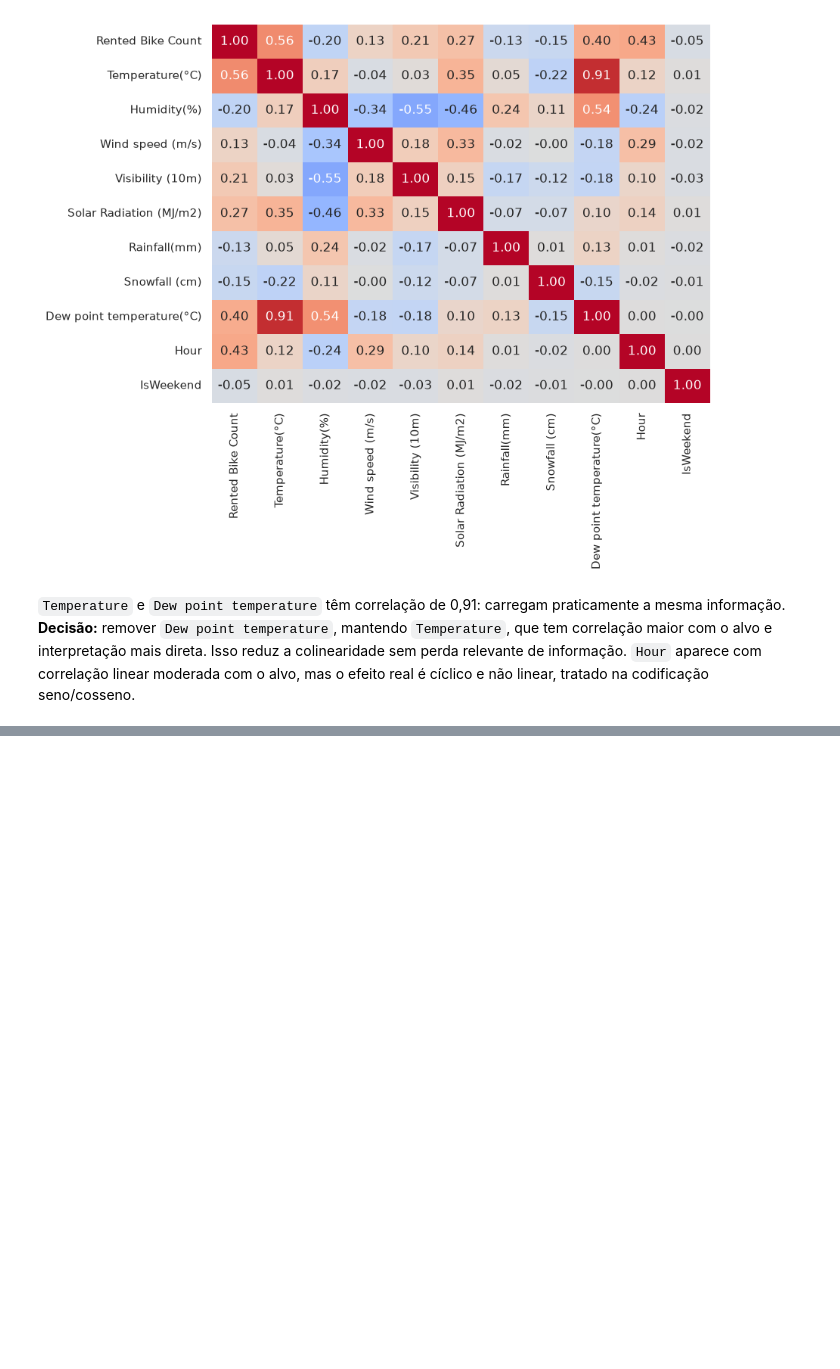
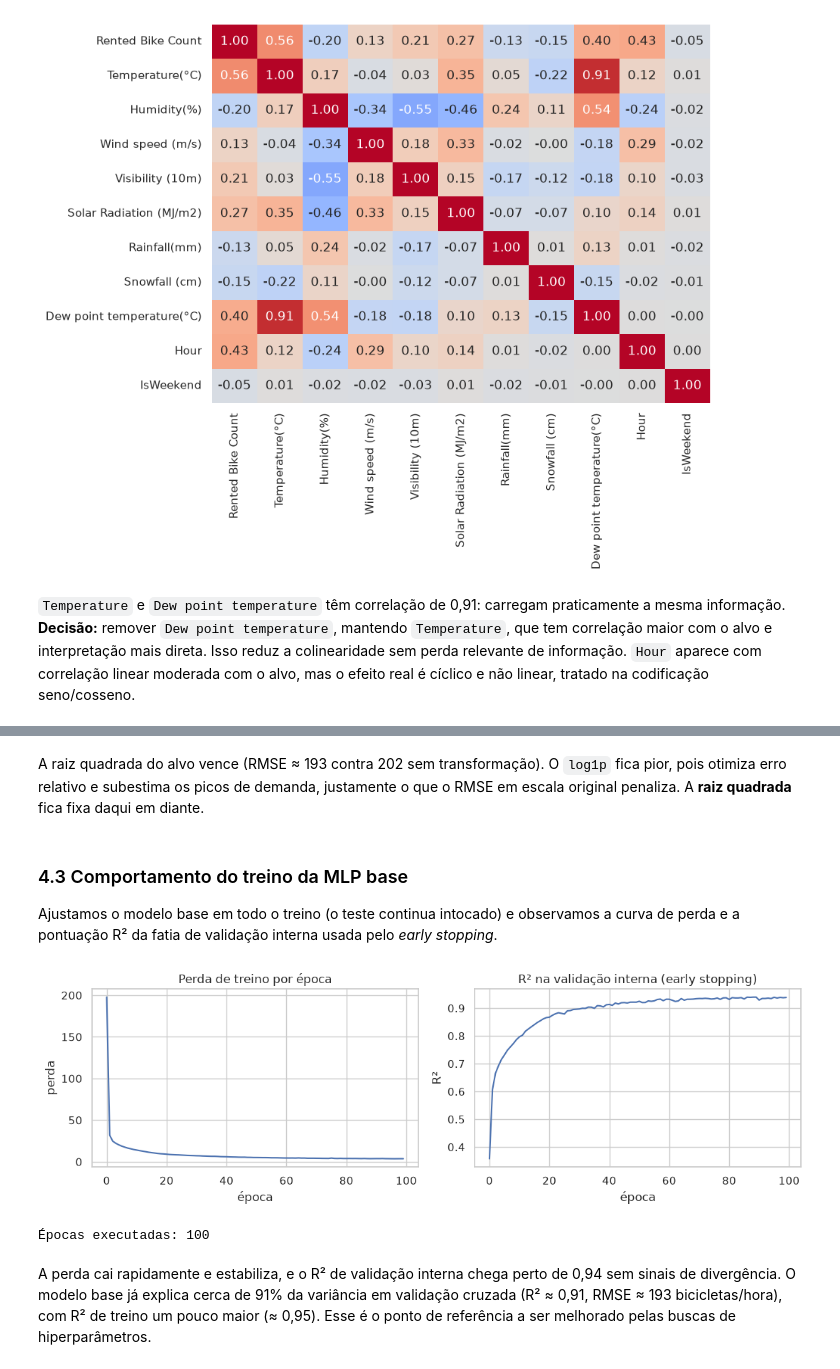
Before and after one commit to Gaalbu/Mlp-Som-Seoul-bike-renting, a Jupyter notebook: mlp_seoul_bike.ipynb, the cells around one changed output, grey strips where cells are left out. Cells and saved outputs as stored; diff of their text form; code cells hidden in the pictures; blank space fills up the shorter version.

Commit message:
feat: adiciona holdout, validação cruzada agrupada, pipeline e MLP base

```diff
--- a/mlp_seoul_bike.ipynb
+++ b/mlp_seoul_bike.ipynb
@@ -155,0 +164,22 @@ plt.show()
+# %%
+from sklearn.model_selection import StratifiedGroupKFold, cross_validate
+
+FEATURES = NUMERIC + ["Hour", "IsWeekend", "Seasons", "Holiday"]
+
+splitter = StratifiedGroupKFold(n_splits=5, shuffle=True, random_state=SEED)
+train_idx, test_idx = next(splitter.split(df, df["Seasons"], groups=df["Date"]))
+train_df = df.iloc[train_idx].reset_index(drop=True)
+test_df = df.iloc[test_idx].reset_index(drop=True)
+
+X_train, y_train, groups_train = train_df[FEATURES], train_df[TARGET], train_df["Date"]
+X_test, y_test = test_df[FEATURES], test_df[TARGET]
+
+assert set(train_df["Date"]).isdisjoint(test_df["Date"])
+
+pd.DataFrame({
+    "linhas": [len(train_df), len(test_df)],
+    "dias": [train_df["Date"].nunique(), test_df["Date"].nunique()],
+    "alvo médio": [y_train.mean(), y_test.mean()],
+    "alvo mediano": [y_train.median(), y_test.median()],
+    "alvo desvio": [y_train.std(), y_test.std()],
+}, index=["treino", "teste"]).round(1)
@@ -155,0 +301,8 @@ plt.show()
+# %%
+BASELINE = {"n_layers": 2, "n_units": 64, "activation": "relu", "solver": "adam",
+            "learning_rate": 1e-3, "batch_size": 64, "patience": 10}
+
+transform_results = pd.DataFrame({name: cv_evaluate(BASELINE, target_transform=name) for name in TARGET_TRANSFORMS}).T
+TARGET_TRANSFORM = transform_results["val_rmse"].idxmin()
+print("Transformação escolhida:", TARGET_TRANSFORM)
+transform_results.round(3)
@@ -155,0 +315,23 @@ plt.show()
+# %% [markdown]
+A raiz quadrada do alvo vence (RMSE ≈ 193 contra 202 sem transformação). O `log1p` fica pior, pois otimiza erro relativo e subestima os picos de demanda, justamente o que o RMSE em escala original penaliza. A **raiz quadrada** fica fixa daqui em diante.
+# %% [markdown]
+### 4.3 Comportamento do treino da MLP base
+
+Ajustamos o modelo base em todo o treino (o teste continua intocado) e observamos a curva de perda e a pontuação R² da fatia de validação interna usada pelo *early stopping*.
+# %%
+base_model = build_model(BASELINE).fit(X_train, y_train)
+base_mlp = base_model.regressor_.named_steps["mlp"]
+
+fig, axes = plt.subplots(1, 2, figsize=(11, 3.6))
+axes[0].plot(base_mlp.loss_curve_)
+axes[0].set(title="Perda de treino por época", xlabel="época", ylabel="perda")
+axes[1].plot(base_mlp.validation_scores_)
+axes[1].set(title="R² na validação interna (early stopping)", xlabel="época", ylabel="R²")
+plt.tight_layout()
+plt.show()
+print("Épocas executadas:", base_mlp.n_iter_)
+# %% [output]
+[figure, added]
+Épocas executadas: 100
+# %% [markdown]
+A perda cai rapidamente e estabiliza, e o R² de validação interna chega perto de 0,94 sem sinais de divergência. O modelo base já explica cerca de 91% da variância em validação cruzada (R² ≈ 0,91, RMSE ≈ 193 bicicletas/hora), com R² de treino um pouco maior (≈ 0,95). Esse é o ponto de referência a ser melhorado pelas buscas de hiperparâmetros.
```
Also changed, not shown: parts of 9 cells of this notebook.
